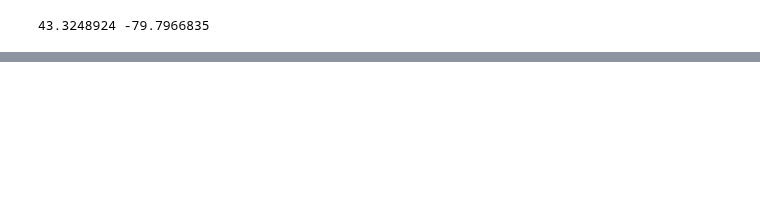
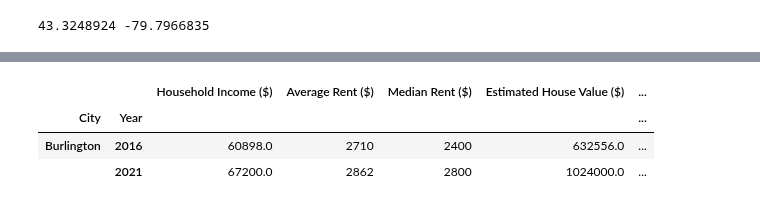
Before and after one commit to MaisieDeGraaf/oakville-housing-analysis, a Jupyter notebook: Burlington_Data_2021.ipynb, the cells around one changed output, grey strips where cells are left out. Saved outputs shown, nothing was run; the diff lists cells and outputs as text; code cells hidden in the pictures; blank space fills up the shorter version.

```diff
--- a/Burlington_Data_2021.ipynb
+++ b/Burlington_Data_2021.ipynb
@@ -54,3 +72,8 @@ print(catholic_school_count)
 # %% [output]
 38
 17
+# %%
+new_builds_2016_count = df_new_builds_2016['All'].dropna().sum()
+new_builds_2021_count = df_new_builds_2021['All'].dropna().sum()
+print(new_builds_2016_count)
+print(new_builds_2021_count)
@@ -56,0 +83,4 @@ print(catholic_school_count)
+# %%
+property_tax_rate_2021 = df_2021_tax['Total Urban Area'][0]
+property_tax_rate_2016 = df_2016_tax['Total Urban Area'][0]
+print(property_tax_rate_2021, property_tax_rate_2016)
@@ -215,7 +240,12 @@ print(amenities_df)
 # %%
-combined_df = pd.concat([burlington_2016_df, burlington_2021_df], ignore_index=True)
-combined_df.set_index(['Year'])
-print(combined_df)
+combined_df_stats_formatted = pd.concat([burlington_2016_df_formatted, burlington_2021_df_formatted], ignore_index=True)
+combined_df_stats_formatted.set_index(['Year'])
+
+combined_df_stats_formatted['Year'] = combined_df_stats_formatted['Year'].astype(int)
+df_housing_merged_filtered['Year'] = df_housing_merged_filtered['Year'].astype(int)
+
+combined_df = pd.merge(combined_df_stats_formatted, df_housing_merged_filtered, on='Year')
+combined_df
 # %% [output]
    Year Population Household Income House Values Unemployment Rate  \
 0  2016     183314        $60898.00   $632556.00             5.60%
@@ -226,0 +270,68 @@ print(combined_df)
+# %%
+pop_2016 = df_2016.loc[df_2016['Characteristics'] == 'Population; 2016']['Total'].values
+income_2016 = df_2016.loc[df_2016['Characteristics'] == '    Average total income in 2015 among recipients ($)']['Total'].values
+house_value_2016 = df_2016.loc[df_2016['Characteristics'] == '  Average value of dwellings ($)']['Total'].values
+unemployment_2016 = df_2016.loc[df_2016['Characteristics'] == 'Unemployment rate']['Total'].values
+rented_2016 = df_2016.loc[df_2016['Characteristics'] == '  Renter']['Total'].values
+owned_2016 = df_2016.loc[df_2016['Characteristics'] == '  Owner']['Total'].values
+burlington_2016 = {
+    'Year': '2016',
+    'City': 'Burlington',
+    'Population': pop_2016,
+    'Household Income ($)': income_2016,
+    'Estimated House Value ($)': house_value_2016,
+    'Unemployment Rate (%)': unemployment_2016,
+    'Rented Houses': rented_2016,
+    'Owned Houses': owned_2016,
+    'New Built': new_builds_2021_count,
+    'Property Tax Rate (%)': property_tax_rate_2021
+}
+burlington_2016_df = pd.DataFrame(burlington_2016, index = [0])
+
+pop_2021 = df_2021.loc[df_2021['Characteristic'] == 'Population, 2021']['Total'].values
+income_2021 = df_2021.loc[df_2021['Characteristic'] == '    Average total income in 2019 among recipients ($)']['Total'].values
+house_value_2021 = df_2021.loc[df_2021['Characteristic'] == '  Average value of dwellings ($)']['Total'].values
+unemployment_2021 = df_2021.loc[df_2021['Characteristic'] == 'Unemployment rate']['Total'].values
+rented_2021 = df_2021.loc[df_2021['Characteristic'] == '  Renter']['Total'].values
+owned_2021 = df_2021.loc[df_2021['Characteristic'] == '  Owner']['Total'].values
+
+
+
+burlington_2021 = {
+    'Year': '2021',
+    'City': 'Burlington',
+    'Population': pop_2021,
+    'Household Income ($)': income_2021,
+    'Estimated House Value ($)': house_value_2021,
+    'Unemployment Rate (%)': unemployment_2021,
+    'Rented Houses': rented_2021,
+    'Owned Houses': owned_2021,
+    'New Built': new_builds_2021_count,
+    'Property Tax Rate (%)': property_tax_rate_2016
+}
+burlington_2021_df = pd.DataFrame(burlington_2021, index = [0])
+
+
+combined_df_stats = pd.concat([burlington_2016_df, burlington_2021_df], ignore_index=True)
+combined_df_stats.set_index(['Year'])
+combined_df_stats['Year'] = combined_df_stats['Year'].astype(int)
+df_housing_merged_filtered['Year'] = df_housing_merged_filtered['Year'].astype(int)
+
+combined_df = pd.merge(combined_df_stats, df_housing_merged_filtered, on='Year')
+
+
+
+columns_order = [
+    'City', 'Year', 'Household Income ($)', 'Average Rent ($)', 'Median Rent ($)',
+    'Estimated House Value ($)', 'Unemployment Rate (%)', 'Property Tax Rate (%)',
+    'Rented Houses', 'Owned Houses', 'New Built', 'Average Sale Price ($)', 'Median Sale Price ($)'
+]
+
+combined_df = combined_df[columns_order]
+
+# Set multi-index with 'City' as the first index and 'Year' as the second index
+combined_df.set_index(['City', 'Year'], inplace=True)
+
+# Display the reorganized DataFrame
+combined_df
+# %% [output]
@@ -226,0 +343,4 @@ print(combined_df)
+|  |  | Household Income ($) | Average Rent ($) | Median Rent ($) | Estimated House Value ($) | ... |
+| City | Year |  |  |  |  | ... |
+| Burlington | 2016 | 60898.0 | 2710 | 2400 | 632556.0 | ... |
+|  | 2021 | 67200.0 | 2862 | 2800 | 1024000.0 | ... |
```
Also changed, not shown: parts of 12 cells of this notebook, 8 other files.
